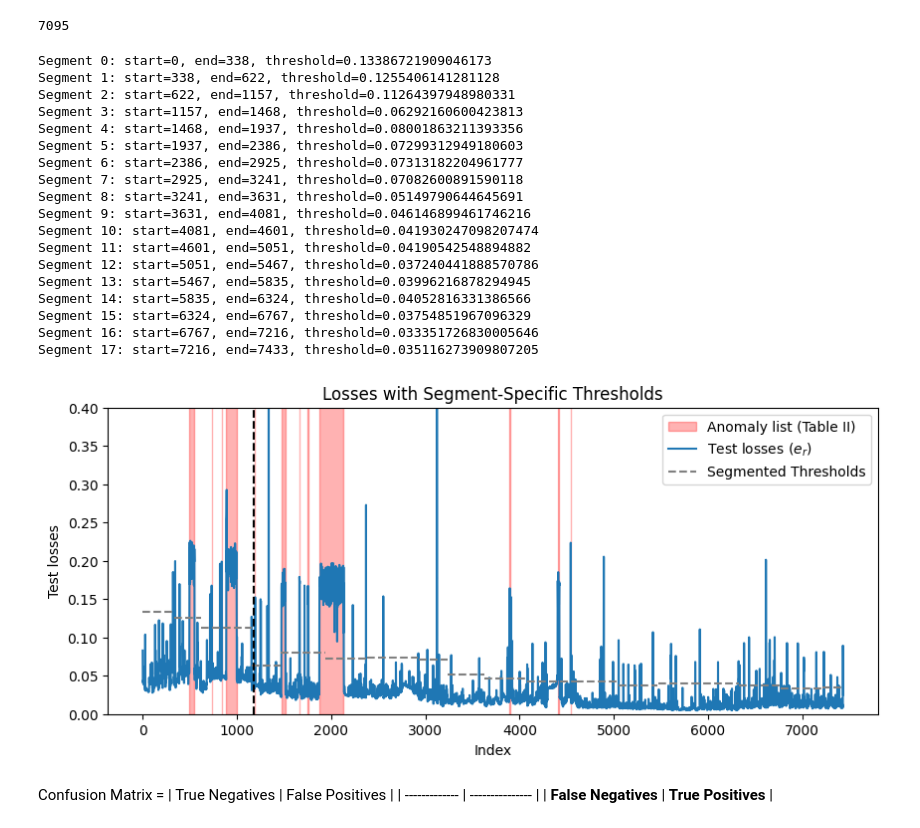
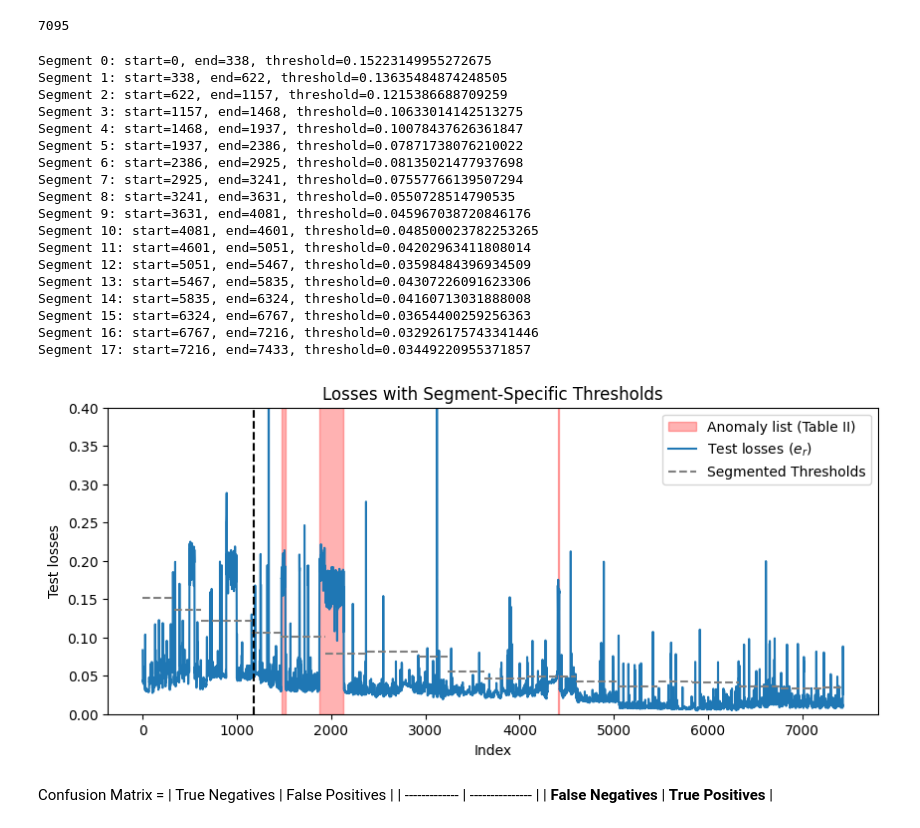
Before and after one commit to joaotiago-dias/metro_porto, a Jupyter notebook: Porto_SAE_window_large_v3_comparing_with_paper.ipynb, the cells around one changed output. Saved outputs shown, nothing was run; the diff lists cells and outputs as text; code cells hidden in the pictures.

```diff
--- a/Porto_SAE_window_large_v3_comparing_with_paper.ipynb
+++ b/Porto_SAE_window_large_v3_comparing_with_paper.ipynb
@@ -184,15 +198,15 @@ index_mai = 4193
 index_jun = 5815
 index_jul = 7611
 time_delta = 7 # how many days at a time you want to test
-last_test_index = next(i for i, ts in enumerate(timestamps) if ts > timestamps[index_apr]+pd.Timedelta(days=time_delta)) #Determine the last index of the test set
-last_test_index_2 = next(i for i, ts in enumerate(timestamps) if ts > timestamps[index_apr]+pd.Timedelta(days=2*time_delta))
+last_test_index = next(i for i, ts in enumerate(timestamps) if ts > timestamps[index_mai]+pd.Timedelta(days=time_delta)) #Determine the last index of the test set
+last_test_index_2 = next(i for i, ts in enumerate(timestamps) if ts > timestamps[index_mai]+pd.Timedelta(days=2*time_delta))
 
 # Plot the labels as a function of the index
 plt.figure(figsize=(10, 4))
 plt.plot(labels_int, '.-', color='black', label='Labels')
-plt.fill_between(range(len(anomaly_list)), 0, 1, where=(np.arange(len(anomaly_list)) >= 0) & (np.arange(len(anomaly_list)) < index_mar), color='gray', alpha=0.3)
-plt.fill_between(range(len(anomaly_list)), 0, 1, where=(np.arange(len(anomaly_list)) >= index_mar) & (np.arange(len(anomaly_list)) < index_apr), color='red', alpha=0.3)
-plt.fill_between(range(len(anomaly_list)), 0, 1, where=(np.arange(len(anomaly_list)) >= index_apr)& (np.arange(len(anomaly_list)) < last_test_index), color='blue', alpha=0.3)
+plt.fill_between(range(len(anomaly_list)), 0, 1, where=(np.arange(len(anomaly_list)) >= index_mar) & (np.arange(len(anomaly_list)) < index_apr), color='gray', alpha=0.3)
+plt.fill_between(range(len(anomaly_list)), 0, 1, where=(np.arange(len(anomaly_list)) >= index_apr) & (np.arange(len(anomaly_list)) < index_mai), color='red', alpha=0.3)
+plt.fill_between(range(len(anomaly_list)), 0, 1, where=(np.arange(len(anomaly_list)) >= index_mai)& (np.arange(len(anomaly_list)) < last_test_index), color='blue', alpha=0.3)
 highlight_x = [3679, 5667, 6069, 8597]
 highlight_y = [1, 1, 1, 1]
 plt.scatter(highlight_x, highlight_y, color='red', s=80, marker='o', label='Failures')
@@ -265,18 +279,18 @@ good_cycles = np.empty((1,input_dim), dtype=np.float32)
 
 
 # Split the data and labels
-train_data = data[:index_mar].astype(np.float32)
-val_data = data[index_mar:index_apr]
-val_timestamps = timestamps[index_mar:index_apr]
-test_data = data[index_apr:last_test_index].astype(np.float32) # Assuring we only test 1 week at a time
-test_timestamps = timestamps[index_apr:last_test_index]
-batch_limits.append([index_apr, last_test_index])
+train_data = data[index_mar:index_apr].astype(np.float32)
+val_data = data[index_apr:index_mai]
+val_timestamps = timestamps[index_apr:index_mai]
+test_data = data[index_mai:last_test_index].astype(np.float32) # Assuring we only test 1 week at a time
+test_timestamps = timestamps[index_mai:last_test_index]
+batch_limits.append([index_mai, last_test_index])
 
 
-train_labels = labels[:index_mar]
+train_labels = labels[index_mar:index_apr]
 train_len = len(train_labels)
-val_labels = labels[index_mar:index_apr]
-test_labels = labels[index_apr:last_test_index] # Assuring we only test 1 week at a time
+val_labels = labels[index_apr:index_mai]
+test_labels = labels[index_mai:last_test_index] # Assuring we only test 1 week at a time
 
 #Pass to boolean
 train_labels = train_labels.astype(bool)
@@ -573,9 +587,9 @@ for j in range(100):
 
 while True:
     try:
-        first_val_index = next(i for i, ts in enumerate(timestamps) if ts > timestamps[index_mar]+pd.Timedelta(days=n*time_delta))
-        last_test_index = next(i for i, ts in enumerate(timestamps) if ts > timestamps[index_apr]+pd.Timedelta(days=n*time_delta))
-        last_test_index_2 = next(i for i, ts in enumerate(timestamps) if ts > timestamps[index_apr]+pd.Timedelta(days=(n+1)*time_delta))
+        first_val_index = next(i for i, ts in enumerate(timestamps) if ts > timestamps[index_apr]+pd.Timedelta(days=n*time_delta))
+        last_test_index = next(i for i, ts in enumerate(timestamps) if ts > timestamps[index_mai]+pd.Timedelta(days=n*time_delta))
+        last_test_index_2 = next(i for i, ts in enumerate(timestamps) if ts > timestamps[index_mai]+pd.Timedelta(days=(n+1)*time_delta))
 
 
         print(f"Cycle: {n}/{num_cycles+1}")
@@ -587,8 +601,8 @@ while True:
 
 
     except:
-        first_val_index = next(i for i, ts in enumerate(timestamps) if ts > timestamps[index_mar]+pd.Timedelta(days=n*time_delta))
-        last_test_index = next(i for i, ts in enumerate(timestamps) if ts > timestamps[index_apr]+pd.Timedelta(days=n*time_delta))
+        first_val_index = next(i for i, ts in enumerate(timestamps) if ts > timestamps[index_apr]+pd.Timedelta(days=n*time_delta))
+        last_test_index = next(i for i, ts in enumerate(timestamps) if ts > timestamps[index_mai]+pd.Timedelta(days=n*time_delta))
         print(f"Cycle: {n}/{num_cycles+1}")
         test_data = data[last_test_index:]
         test_labels = labels[last_test_index:]
@@ -975,7 +995,7 @@ conf_matrix_list = []
 
 # Reshape test_loss to a 2D array and fit and transform it
 test_loss_normalized = scaler.fit_transform(np.array(test_loss).reshape(-1, 1)).flatten()
-aux_index = index_apr
+aux_index = index_mai
 anomaly_list_binary = np.array(anomaly_list[aux_index:], dtype=int)
 
 def compute_f1_for_threshold(anomaly_list_binary, test_loss_normalized, threshold):
@@ -995,56 +1015,56 @@ for i in range(len(threshold_list)):
     conf_matrix_list.append(confusion_matrix(anomaly_list_binary[start_idx:end_idx], best_predictions, labels=[0, 1]))
 # %%
 # Plot test losses
-aux_index = next(i for i, ts in enumerate(timestamps) if ts > timestamps[index_apr])
+aux_index = next(i for i, ts in enumerate(timestamps) if ts > timestamps[index_mai])
 plt.figure(figsize=(10, 4))
 plt.fill_between(range(len(anomaly_list[aux_index:])), 0, 1, where=np.array(anomaly_list[aux_index:]) == 1,
                  color='red', alpha=0.3, label='Anomaly list (Table II)')
 plt.plot(test_loss, label="Test losses ($e_r$)", linestyle='-')
 
 # Plot segmented threshold lines
 for i in range(len(threshold_list)):
     start_idx = batch_limits[i][0] - batch_limits[0][0]  # Start index of the segment
     end_idx = batch_limits[i][1] - batch_limits[0][0]  # End index
 
     print(f"Segment {i}: start={start_idx}, end={end_idx}, threshold={threshold_list[i]}")
 
     # Ensure non-overlapping segments
     if start_idx < end_idx:
         plt.plot(range(start_idx, end_idx),
                  threshold_list[i]*np.ones(end_idx - start_idx),
                  linestyle='--', color='gray')
 
 # Add legend for threshold
 custom_legend = [Line2D([0], [0], color='gray', linestyle='--', label="Segmented Thresholds")]
 plt.legend(handles=plt.gca().get_legend_handles_labels()[0] + custom_legend, loc='upper right')
 
 # Formatting
 plt.title('Losses with Segment-Specific Thresholds')
 plt.xlabel('Index')
 plt.ylabel('Test losses')
 plt.ylim((0, 0.4))
 plt.axvline(x=1180, color='black', linestyle='--', label='Start of April')
 plt.show()
 # %% [output]
-Segment 0: start=0, end=338, threshold=0.13386721909046173
-Segment 1: start=338, end=622, threshold=0.1255406141281128
-Segment 2: start=622, end=1157, threshold=0.11264397948980331
-Segment 3: start=1157, end=1468, threshold=0.06292160600423813
-Segment 4: start=1468, end=1937, threshold=0.08001863211393356
-Segment 5: start=1937, end=2386, threshold=0.07299312949180603
-Segment 6: start=2386, end=2925, threshold=0.07313182204961777
-Segment 7: start=2925, end=3241, threshold=0.07082600891590118
-Segment 8: start=3241, end=3631, threshold=0.05149790644645691
-Segment 9: start=3631, end=4081, threshold=0.046146899461746216
-Segment 10: start=4081, end=4601, threshold=0.041930247098207474
-Segment 11: start=4601, end=5051, threshold=0.04190542548894882
-Segment 12: start=5051, end=5467, threshold=0.037240441888570786
-Segment 13: start=5467, end=5835, threshold=0.03996216878294945
-Segment 14: start=5835, end=6324, threshold=0.04052816331386566
-Segment 15: start=6324, end=6767, threshold=0.03754851967096329
-Segment 16: start=6767, end=7216, threshold=0.033351726830005646
-Segment 17: start=7216, end=7433, threshold=0.035116273909807205
+Segment 0: start=0, end=338, threshold=0.15223149955272675
+Segment 1: start=338, end=622, threshold=0.13635484874248505
+Segment 2: start=622, end=1157, threshold=0.1215386688709259
+Segment 3: start=1157, end=1468, threshold=0.10633014142513275
+Segment 4: start=1468, end=1937, threshold=0.10078437626361847
+Segment 5: start=1937, end=2386, threshold=0.07871738076210022
+Segment 6: start=2386, end=2925, threshold=0.08135021477937698
+Segment 7: start=2925, end=3241, threshold=0.07557766139507294
+Segment 8: start=3241, end=3631, threshold=0.0550728514790535
+Segment 9: start=3631, end=4081, threshold=0.045967038720846176
+Segment 10: start=4081, end=4601, threshold=0.048500023782253265
+Segment 11: start=4601, end=5051, threshold=0.04202963411808014
+Segment 12: start=5051, end=5467, threshold=0.03598484396934509
+Segment 13: start=5467, end=5835, threshold=0.04307226091623306
+Segment 14: start=5835, end=6324, threshold=0.04160713031888008
+Segment 15: start=6324, end=6767, threshold=0.03654400259256363
+Segment 16: start=6767, end=7216, threshold=0.032926175743341446
+Segment 17: start=7216, end=7433, threshold=0.03449220955371857
-[figure, old version]
+[figure, new version]
 # %% [markdown]
 Confusion Matrix =
 | True Negatives |     False Positives |
```
Also changed, not shown: parts of 14 cells of this notebook.
